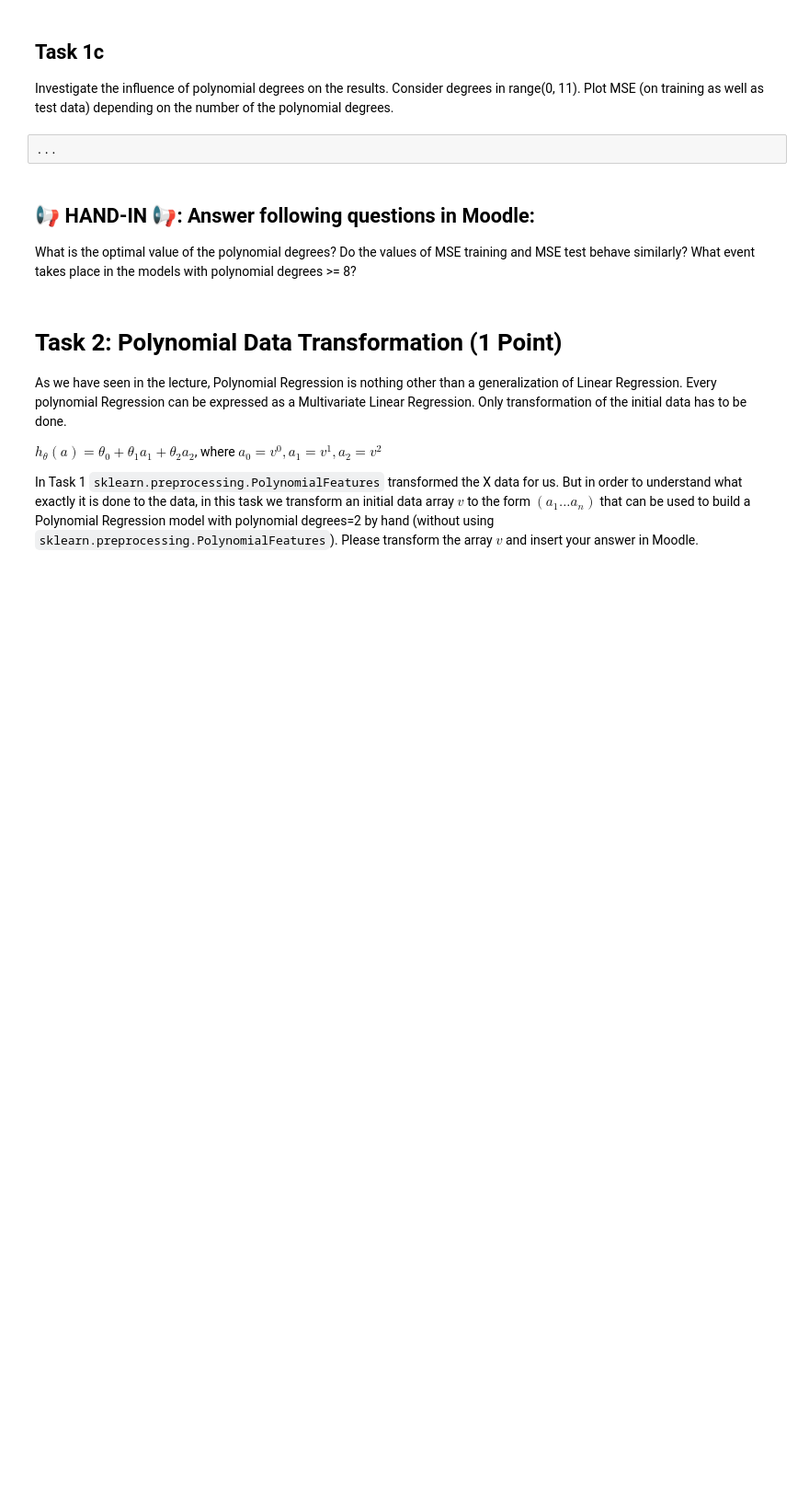
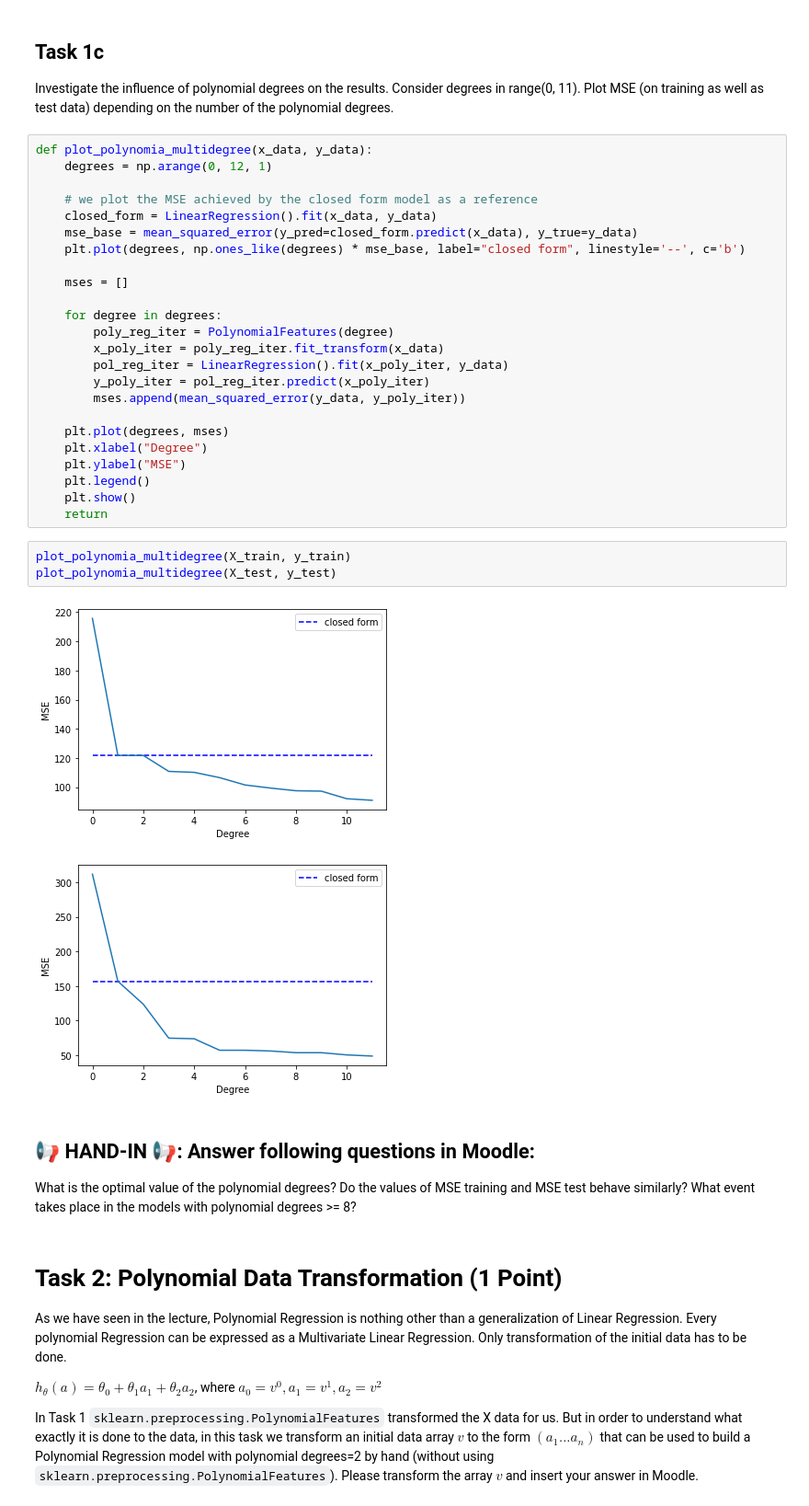
Before and after one commit to schazadm/mldm_hs22, a Jupyter notebook: labs/L04_Polynomial_and_Logistic_Regression_LAB_ASSIGNMENT.ipynb, the cells around one changed output. Shown: that part at 92% size. Drawn from its saved outputs; the diff is of its cells as text; blank space fills up the shorter version.

```diff
--- a/labs/L04_Polynomial_and_Logistic_Regression_LAB_ASSIGNMENT.ipynb
+++ b/labs/L04_Polynomial_and_Logistic_Regression_LAB_ASSIGNMENT.ipynb
@@ -121,8 +124,36 @@ viz_polymonial(X_test, y_test, pol_reg_test, poly_reg)
 # %% [markdown]
 ## Task 1c
 Investigate the influence of polynomial degrees on the results. Consider degrees in range(0, 11). Plot MSE (on training as well as test data) depending on the number of the polynomial degrees.
-# %%
-...
+# %%
+def plot_polynomia_multidegree(x_data, y_data):
+    degrees = np.arange(0, 12, 1)
+
+    # we plot the MSE achieved by the closed form model as a reference
+    closed_form = LinearRegression().fit(x_data, y_data)
+    mse_base = mean_squared_error(y_pred=closed_form.predict(x_data), y_true=y_data)
+    plt.plot(degrees, np.ones_like(degrees) * mse_base, label="closed form", linestyle='--', c='b')
+
+    mses = []
+
+    for degree in degrees:
+        poly_reg_iter = PolynomialFeatures(degree)
+        x_poly_iter = poly_reg_iter.fit_transform(x_data)
+        pol_reg_iter = LinearRegression().fit(x_poly_iter, y_data)
+        y_poly_iter = pol_reg_iter.predict(x_poly_iter)
+        mses.append(mean_squared_error(y_data, y_poly_iter))
+
+    plt.plot(degrees, mses)
+    plt.xlabel("Degree")
+    plt.ylabel("MSE")
+    plt.legend()
+    plt.show()
+    return
+# %%
+plot_polynomia_multidegree(X_train, y_train)
+plot_polynomia_multidegree(X_test, y_test)
+# %% [output]
+[figure, added]
+[figure, added]
 # %% [markdown]
 ## 📢 **HAND-IN** 📢: Answer following questions in Moodle:
 
```
Also changed, not shown: parts of 14 cells of this notebook.
